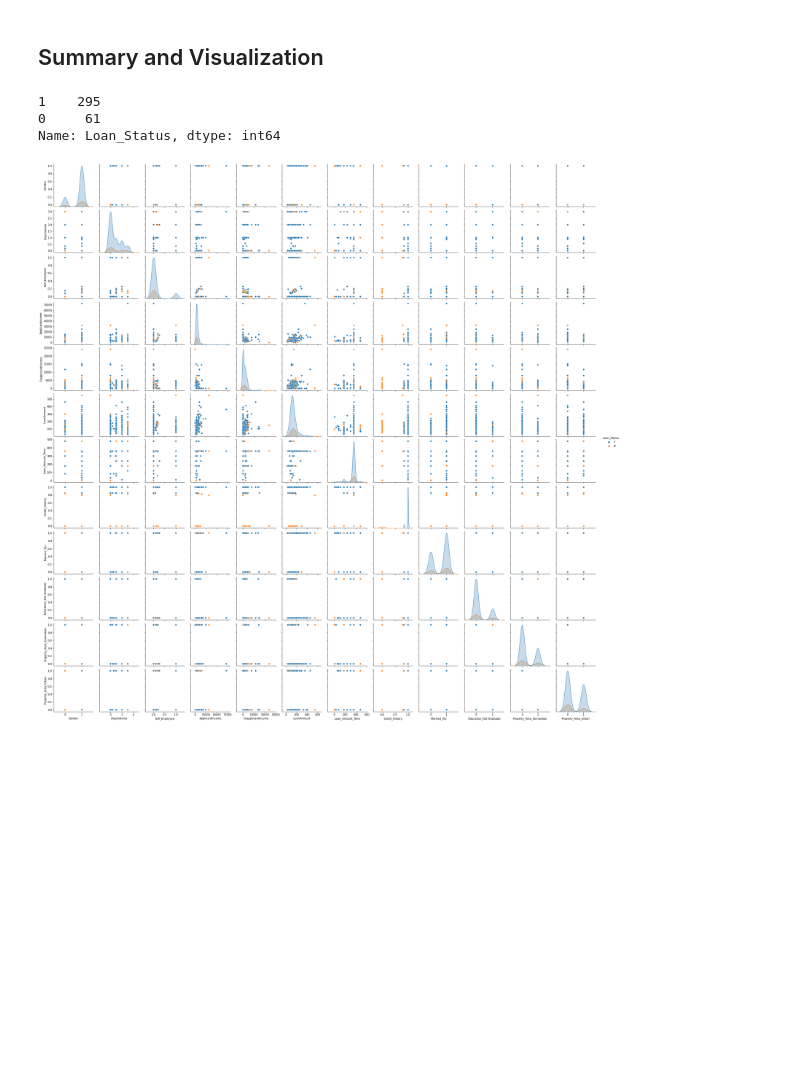
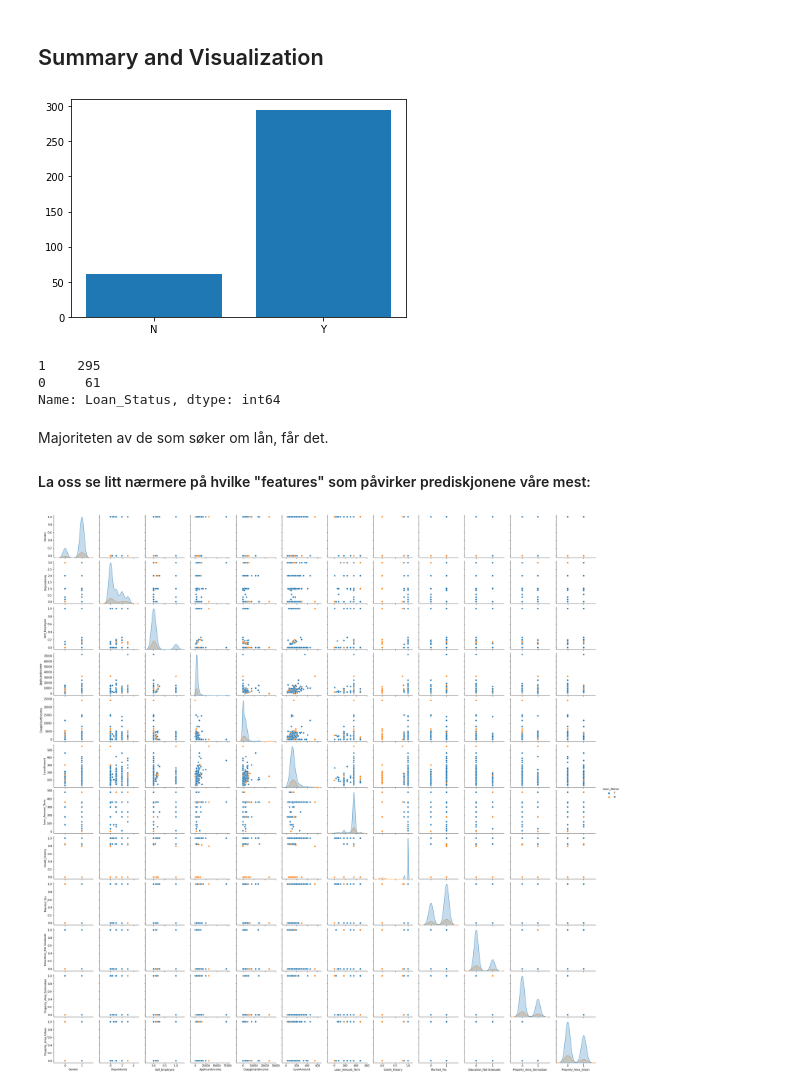
Before and after one commit to eirihoyh/TIN200_jun2021, a Jupyter notebook: test_results.ipynb, the cells around one changed output. Drawn from its saved outputs; the diff is of its cells as text; code cells hidden in the pictures; blank space fills up the shorter version.

Commit message:
plotted the "N" "Y" ratio from our prediction

```diff
--- a/test_results.ipynb
+++ b/test_results.ipynb
@@ -142,4 +142,10 @@ test_data
 356 rows × 13 columns
 # %% [markdown]
 ## Summary and Visualization
+# %%
+amount_loan = np.unique(predictions.replace([0, 1], ["N", "Y"]), return_counts=True)
+plt.bar(x=amount_loan[0], height=amount_loan[1])
+plt.show()
+# %% [output]
+[figure, added]
 # %%
@@ -148,6 +154,10 @@ test_data.Loan_Status.value_counts()
 1    295
 0     61
 Name: Loan_Status, dtype: int64
+# %% [markdown]
+Majoriteten av de som søker om lån, får det.
+
+#### La oss se litt nærmere på hvilke "features" som påvirker prediskjonene våre mest:
 # %%
 sns.pairplot(test_data, hue="Loan_Status")
 plt.show()
```
Also changed, not shown: parts of 4 cells of this notebook.
